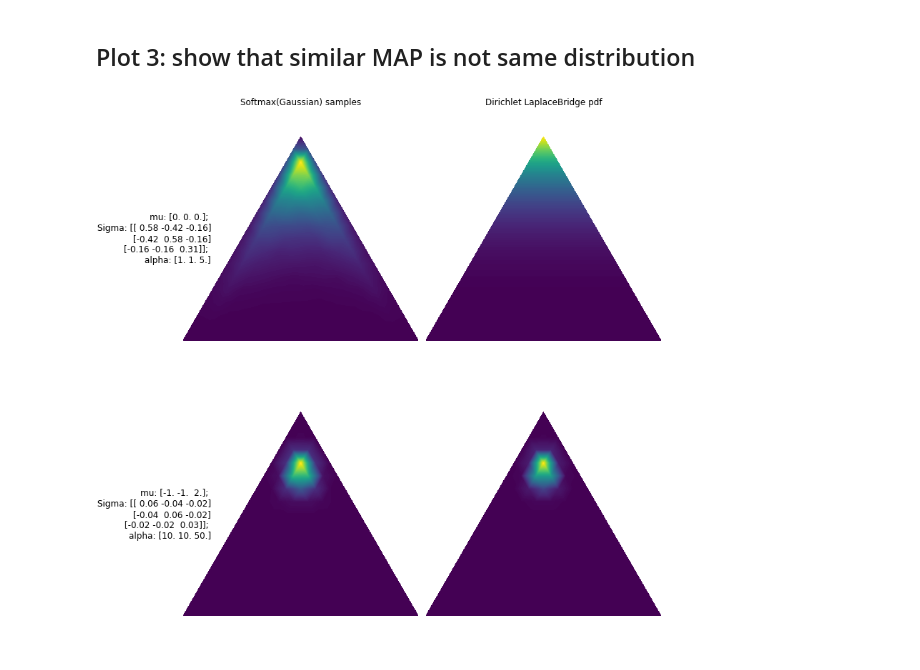
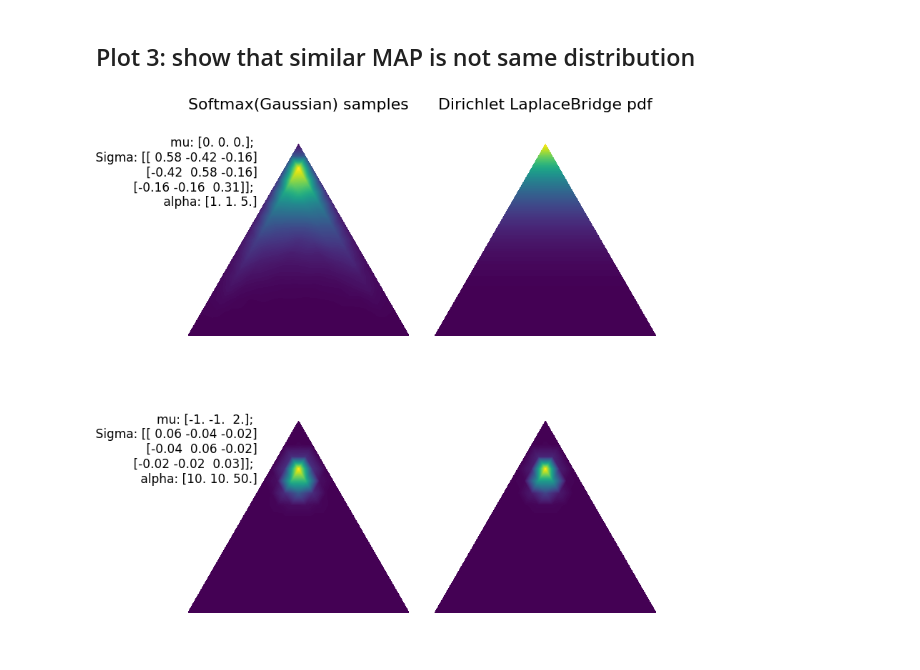
Before and after one commit to ross-Hr/master2020, a Jupyter notebook: 2019-10-Laplace_Bridge/exp/figs_Laplace_Bridge.ipynb, the cells around one changed output. Cells and saved outputs as stored; diff of their text form; code cells hidden in the pictures.

```diff
--- a/2019-10-Laplace_Bridge/exp/figs_Laplace_Bridge.ipynb
+++ b/2019-10-Laplace_Bridge/exp/figs_Laplace_Bridge.ipynb
@@ -341,20 +342,23 @@ for idx, (mu, Sigma, alpha) in enumerate(zip(MUs_3s, SIGMAs_3s, ALPHAs_3s)):
     #"""
 
 
-pad_top = 0 # in points
-pad_left = -165
+pad_top =  0 # in points
+
+pad_y = 75
+pad_left = -210
 
 for ax, col in zip(axs[0], cols):
     ax.annotate(col, xy=(0.5, 1), xytext=(0, pad_top),
                 xycoords='axes fraction', textcoords='offset points',
-                size='large', ha='center', va='baseline')
+                size=22, ha='center', va='baseline')
 
 for ax, row in zip(axs[:,0], rows):
-    ax.annotate(row, xy=(0, 0.5), xytext=(-ax.yaxis.labelpad - pad_left, 0),
+    ax.annotate(row, xy=(0, 0.5), xytext=(-ax.yaxis.labelpad - pad_left, pad_y),
                 xycoords=ax.yaxis.label, textcoords='offset points',
-                size='large', ha='right', va='center')
+                size=17, ha='right', va='center')
 
 fig.tight_layout()
 plt.savefig('figures/comparison3D_3samples.pdf')
+#tikzplotlib.save('figures/comparison3D_3samples.tikz', dpi=50)
 plt.show()
 # %% [output]
@@ -441,18 +445,20 @@ for idx, (mu, Sigma, alpha) in enumerate(zip(MUs_unc, SIGMAs_unc, ALPHAs_unc)):
     #"""
 
 
-pad_top = 0 # in points
-pad_left = -165
+pad_top =  0 # in points
+
+pad_y = 95
+pad_left = -230
 
 for ax, col in zip(axs[0], cols):
     ax.annotate(col, xy=(0.5, 1), xytext=(0, pad_top),
                 xycoords='axes fraction', textcoords='offset points',
-                size='large', ha='center', va='baseline')
+                size=22, ha='center', va='baseline')
 
 for ax, row in zip(axs[:,0], rows):
-    ax.annotate(row, xy=(0, 0.5), xytext=(-ax.yaxis.labelpad - pad_left, 0),
+    ax.annotate(row, xy=(0, 0.5), xytext=(-ax.yaxis.labelpad - pad_left, pad_y),
                 xycoords=ax.yaxis.label, textcoords='offset points',
-                size='large', ha='right', va='center')
+                size=17, ha='right', va='center')
 
 fig.tight_layout()
 plt.savefig('figures/comparison3D_Uncertainty.pdf')
@@ -524,36 +530,38 @@ for idx, (mu, Sigma, alpha) in enumerate(zip(MUs_sMAP, SIGMAs_sMAP, ALPHAs_sMAP)
     axs[idx][1].set_xlim(0, 1)
     axs[idx][1].set_ylim(0, 0.75**0.5)
     axs[idx][1].axis('off')
     #"""
 
     #"""
     #plot Dirichlet McKay pdf
     dist_McKay = Dirichlet(alpha)
     pvals_McKay = [dist_McKay.pdf(xy2bc(xy)) for xy in zip(trimesh.x, trimesh.y)]
 
     axs[idx][1].tricontourf(trimesh, pvals_McKay, nlevels)
     axs[idx][1].axis('equal')
     axs[idx][1].set_xlim(0, 1)
     axs[idx][1].set_ylim(0, 0.75**0.5)
     axs[idx][1].axis('off')
     #"""
 
 
-pad_top = 0 # in points
-pad_left = -165
+pad_top =  0 # in points
+
+pad_y = 95
+pad_left = -230
 
 for ax, col in zip(axs[0], cols):
     ax.annotate(col, xy=(0.5, 1), xytext=(0, pad_top),
                 xycoords='axes fraction', textcoords='offset points',
-                size='large', ha='center', va='baseline')
+                size=22, ha='center', va='baseline')
 
 for ax, row in zip(axs[:,0], rows):
-    ax.annotate(row, xy=(0, 0.5), xytext=(-ax.yaxis.labelpad - pad_left, 0),
+    ax.annotate(row, xy=(0, 0.5), xytext=(-ax.yaxis.labelpad - pad_left, pad_y),
                 xycoords=ax.yaxis.label, textcoords='offset points',
-                size='large', ha='right', va='center')
+                size=17, ha='right', va='center')
 
 fig.tight_layout()
 plt.savefig('figures/comparison3D_sMAP.pdf')
 plt.show()
 # %% [output]
-[figure, old version]
+[figure, new version]
```
Also changed, not shown: parts of 3 cells of this notebook, 11 other files.
